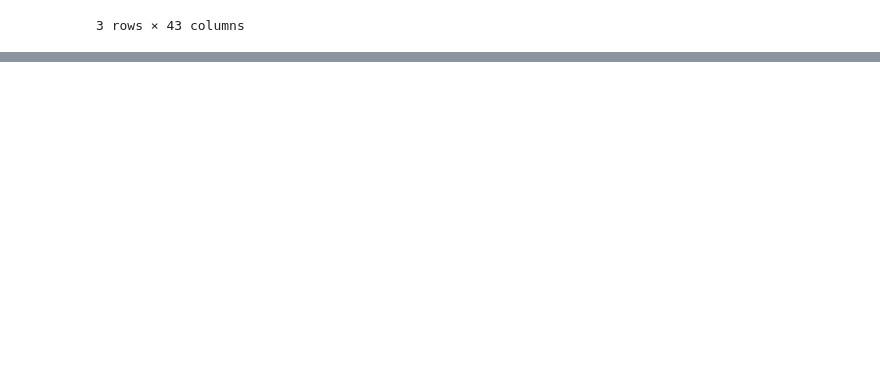
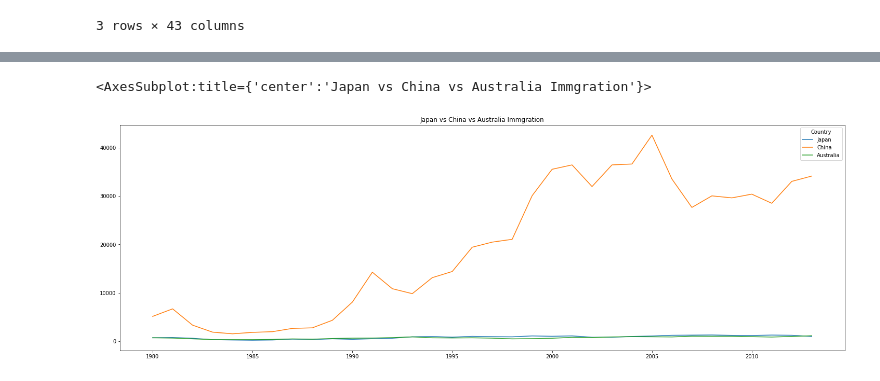
Before and after one commit to ramsha17ishaq/python_at_digipodium, a Jupyter notebook: data_science/data_analysis3.ipynb, the cells around one changed output, grey strips where cells are left out. Saved outputs shown, nothing was run; the diff lists cells and outputs as text; code cells hidden in the pictures; blank space fills up the shorter version.

```diff
--- a/data_science/data_analysis3.ipynb
+++ b/data_science/data_analysis3.ipynb
@@ -14,0 +225,5 @@ df.head(3)
+# %%
+df.loc[countrynames, years].T.plot(figsize=(25,8),title='Japan vs China vs Australia Immgration')
+# %% [output]
+<AxesSubplot:title={'center':'Japan vs China vs Australia Immgration'}>
+[figure, added]
```
Also changed, not shown: parts of 27 cells of this notebook.
